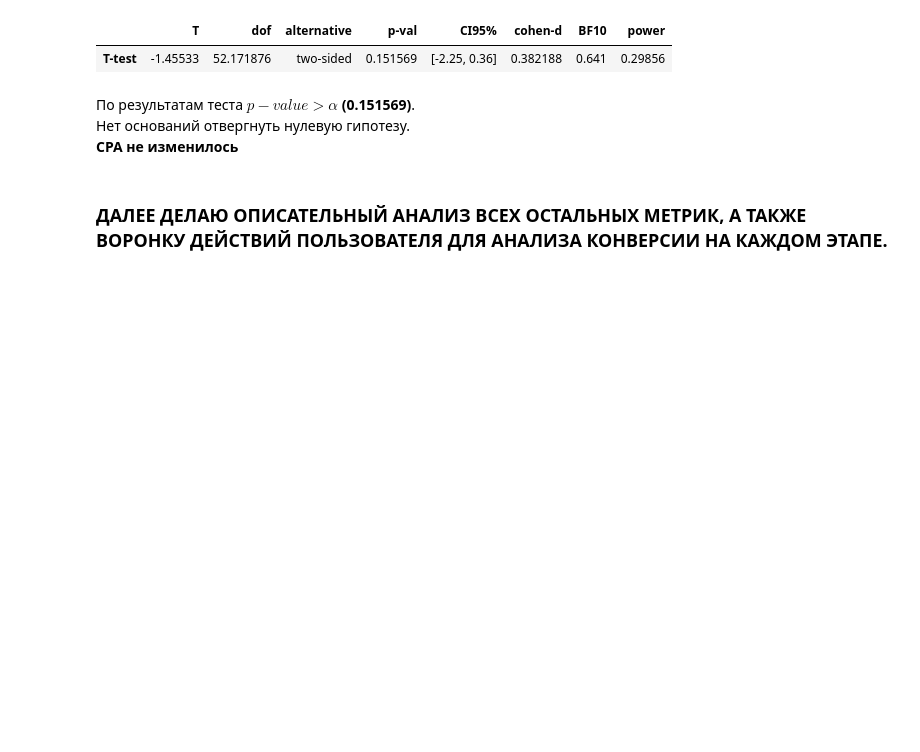
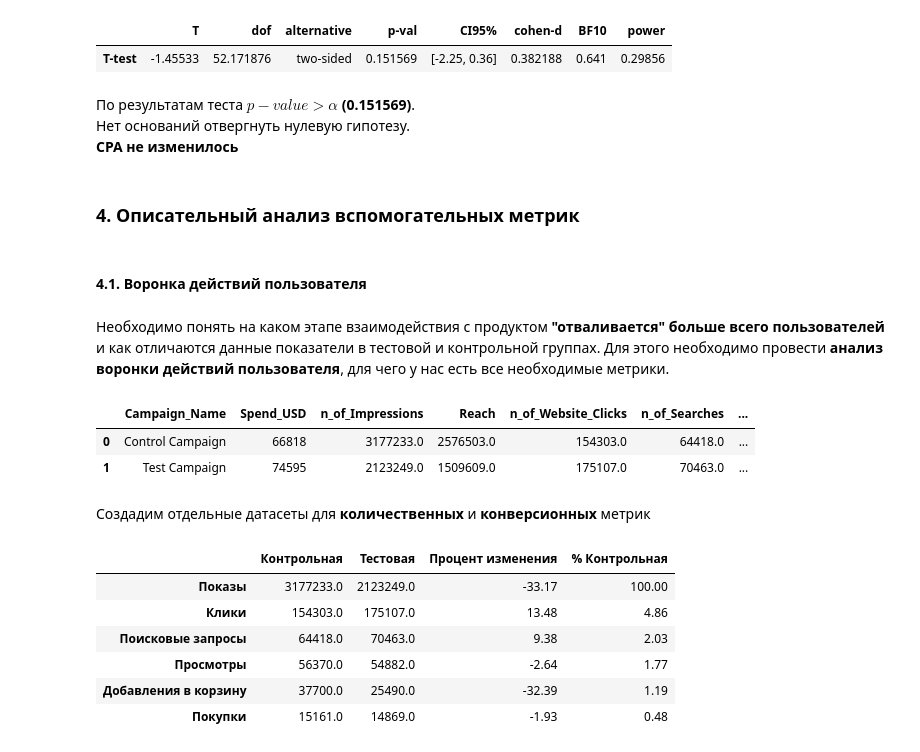
Before and after one commit to equi1p/A-B-test, a Jupyter notebook: ABTest.ipynb, the cells around one changed output. Saved outputs shown, nothing was run; the diff lists cells and outputs as text; code cells hidden in the pictures; blank space fills up the shorter version.

```diff
--- a/ABTest.ipynb
+++ b/ABTest.ipynb
@@ -347,5 +351,17 @@ pg.ttest(CPA_control, CPA_test, correction=True)
 По результатам теста $p-value > \alpha$ **(0.151569)**.
 Нет оснований отвергнуть нулевую гипотезу.
 **CPA не изменилось**
-# %% [markdown]
-### ДАЛЕЕ ДЕЛАЮ ОПИСАТЕЛЬНЫЙ АНАЛИЗ ВСЕХ ОСТАЛЬНЫХ МЕТРИК, А ТАКЖЕ ВОРОНКУ ДЕЙСТВИЙ ПОЛЬЗОВАТЕЛЯ ДЛЯ АНАЛИЗА КОНВЕРСИИ НА КАЖДОМ ЭТАПЕ.
+# %% [markdown]
+### 4. Описательный анализ вспомогательных метрик
+# %% [markdown]
+#### 4.1. Воронка действий пользователя
+# %% [markdown]
+Необходимо понять на каком этапе взаимодействия с продуктом **"отваливается" больше всего пользователей** и как отличаются данные показатели в тестовой и контрольной группах. Для этого необходимо провести **анализ воронки действий пользователя**, для чего у нас есть все необходимые метрики.
+# %%
+metrics
+# %% [output]
+|  | Campaign_Name | Spend_USD | n_of_Impressions | Reach | n_of_Website_Clicks | n_of_Searches | ... |
+| 0 | Control Campaign | 66818 | 3177233.0 | 2576503.0 | 154303.0 | 64418.0 | ... |
+| 1 | Test Campaign | 74595 | 2123249.0 | 1509609.0 | 175107.0 | 70463.0 | ... |
+# %% [markdown]
+Создадим отдельные датасеты для **количественных** и **конверсионных** метрик
@@ -351,0 +374,11 @@ pg.ttest(CPA_control, CPA_test, correction=True)
+# %%
+# Преобразуем таблицу в читаемый вид. А также посчитаем, на сколько процентов изменилась метрика в тестовой группе
+count_metrics = count_metrics.transpose().rename(columns = {0:'Контрольная',
+                                            1:'Тестовая'},
+                                 index = {'n_of_Impressions':'Показы',
+                                          'n_of_Website_Clicks':'Клики',
+                                          'n_of_Searches':'Поисковые запросы',
+                                          'n_of_View_Content':'Просмотры',
+                                          'n_of_Add_to_Cart':'Добавления в корзину',
+                                          'n_of_Purchase':'Покупки'})
+count_metrics['Процент изменения'] = round((count_metrics['Тестовая'] - count_metrics['Контрольная']) / count_metrics['Контрольная'] * 100, 2)
@@ -351,0 +396,10 @@ pg.ttest(CPA_control, CPA_test, correction=True)
+# %%
+count_metrics
+# %% [output]
+|  | Контрольная | Тестовая | Процент изменения | % Контрольная |
+| Показы | 3177233.0 | 2123249.0 | -33.17 | 100.00 |
+| Клики | 154303.0 | 175107.0 | 13.48 | 4.86 |
+| Поисковые запросы | 64418.0 | 70463.0 | 9.38 | 2.03 |
+| Просмотры | 56370.0 | 54882.0 | -2.64 | 1.77 |
+| Добавления в корзину | 37700.0 | 25490.0 | -32.39 | 1.19 |
+| Покупки | 15161.0 | 14869.0 | -1.93 | 0.48 |
```
Also changed, not shown: parts of 15 cells of this notebook.
